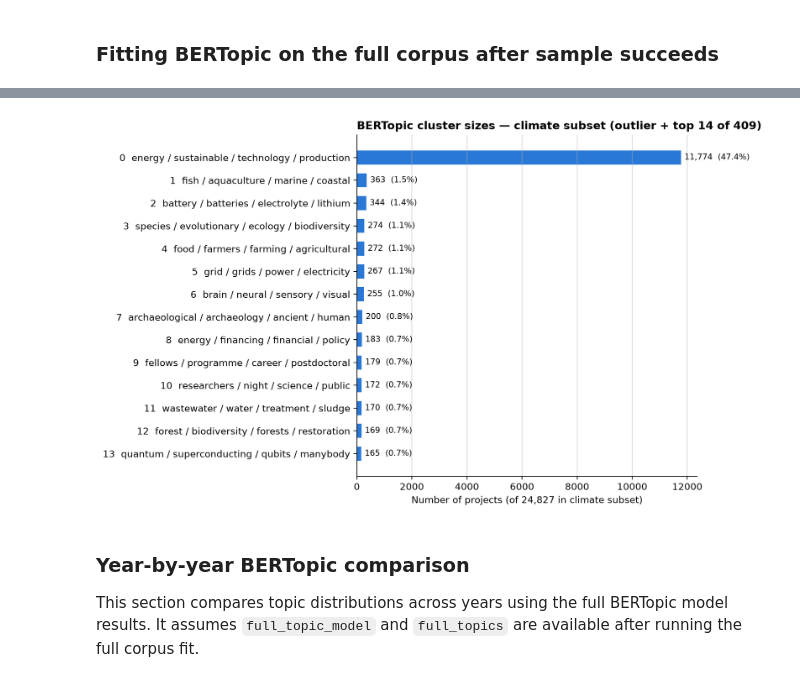
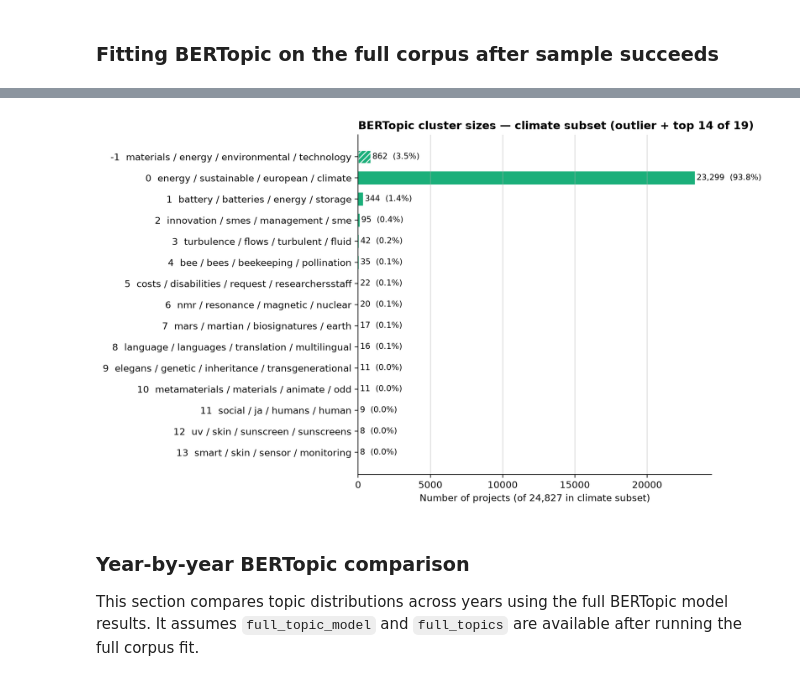
Before and after one commit to kimwilmink/Discourse_Analysis_EU_Budget_Strategy, a Jupyter notebook: bow_and_bertopic_analysis.ipynb, the cells around one changed output, grey strips where cells are left out. Drawn from its saved outputs; the diff is of its cells as text; code cells hidden in the pictures.

Commit message:
run notebook again with bertopic parameters set to original

```diff
--- a/bow_and_bertopic_analysis.ipynb
+++ b/bow_and_bertopic_analysis.ipynb
@@ -654,18 +647,13 @@ full_topic_model = BERTopic(
         cluster_selection_method="eom",
         prediction_data=True,
     ),
-    min_topic_size=20,
-    nr_topics="auto",
+    min_topic_size=5,
     verbose=True,
 )
 
 
 full_topics, full_probs = full_topic_model.fit_transform(corpus_raw)
 
-new_topics = full_topic_model.reduce_outliers(corpus_raw, full_topics, strategy="probabilities", probabilities=full_probs)
-full_topic_model.update_topics(corpus_raw, topics=new_topics)
-print(f"Full BERTopic test finished. Extracted {len(full_topic_model.get_topic_info()) - 1} valid topics.")
-
 full_topic_info = full_topic_model.get_topic_info()
 display(full_topic_info.head(20))
 # %% [output]
@@ -704,38 +690,38 @@ Full BERTopic test finished. Extracted 409 valid topics.
 N_NAMED = 14
 topic_sizes = full_topic_info.sort_values("Count", ascending=False)
 outlier_row = topic_sizes[topic_sizes["Topic"] == -1]
 named_rows = topic_sizes[topic_sizes["Topic"] != -1].head(N_NAMED)
-plot_rows = pd.concat([outlier_row, named_rows]).iloc[::-1]  # reverse so largest bar plots at the top
+plot_rows = pd.concat([outlier_row, named_rows]).iloc[::-1]
 
 total_docs = len(corpus_raw)
-n_topics = len(full_topic_info) - 1  # matches your own "valid topics" count
+n_topics = len(full_topic_info) - 1  # matches "valid topics" count
 
 labels = [f"{row.Topic}  " + row.Name.split("_", 1)[1].replace("_", " / ") for row in plot_rows.itertuples()]
 counts = plot_rows["Count"].values
 is_outlier = (plot_rows["Topic"] == -1).values
 colors = [GRAY if flag else BLUE for flag in is_outlier]
 
-fig, ax = plt.subplots(figsize=(9.8, 6.0), dpi=200)
-bars = ax.barh(labels, counts, color=colors, height=0.62)
+fig, ax = plt.subplots(figsize=(10.0, 6.0), dpi=200)
+bars = ax.barh(labels, counts, color=AQUA, height=0.62)
 for bar, flag in zip(bars, is_outlier):
     if flag:
         bar.set_hatch("////")
         bar.set_edgecolor("#fcfcfb")
 
 for i, count in enumerate(counts):
     pct = count / total_docs * 100
     ax.text(count + total_docs * 0.005, i, f"{count:,}  ({pct:.1f}%)", va="center", fontsize=8.5)
 
 ax.set_xlabel(f"Number of projects (of {total_docs:,} in climate subset)")
 ax.set_title(f"BERTopic cluster sizes — climate subset (outlier + top {N_NAMED} of {n_topics})",
              loc="left", fontweight="bold")
 ax.spines[["top", "right"]].set_visible(False)
 ax.grid(axis="x", alpha=0.5)
 plt.tight_layout()
 plt.savefig("data/bertopic_sizes.png", dpi=200)
 plt.show()
 # %% [output]
-[figure, old version]
+[figure, new version]
 # %%
 full_topic_model.visualize_barchart(top_n_topics=20, n_words=10, width=800, height=400)
 # %% [markdown]
```
Also changed, not shown: parts of 4 cells of this notebook.
